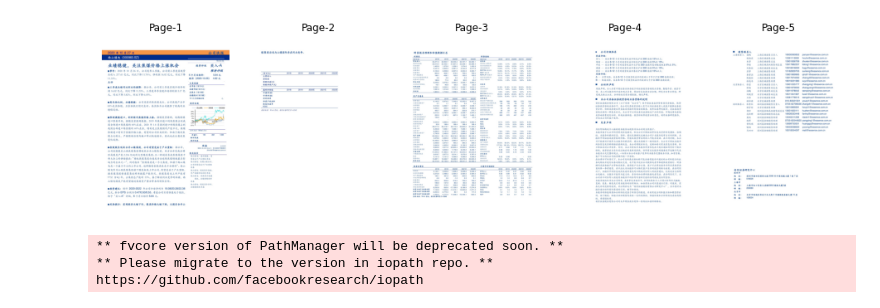
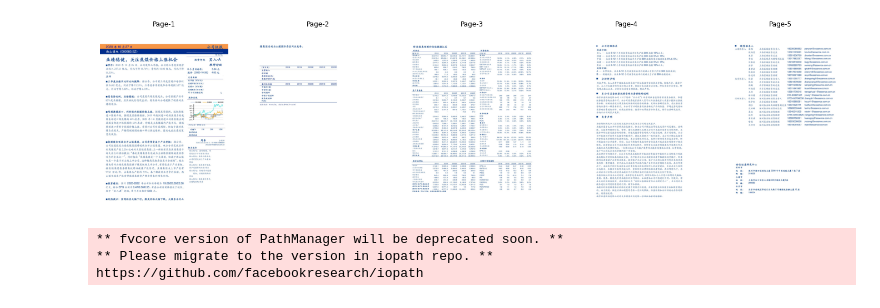
Before and after one commit to PatternDetection/Project, a Jupyter notebook: notebooks/convert_pdf_and_parse_layout.ipynb, the cells around one changed output. Saved outputs shown, nothing was run; the diff lists cells and outputs as text; code cells hidden in the pictures.

```diff
--- a/notebooks/convert_pdf_and_parse_layout.ipynb
+++ b/notebooks/convert_pdf_and_parse_layout.ipynb
@@ -15,14 +15,14 @@ images = convert_pdf_to_jpg(pdf_path,
 # %%
 n = len(images)
 
-plt.figure(figsize=(16, 4))
+plt.figure(figsize=(24, 8))
 for i,x in enumerate(images):
     plt.subplot(1, n, (i+1))
     plt.imshow(x)
     plt.title(f"Page-{i+1}")
     plt.axis('off')
 
 plt.show()
 # %% [output]
-[figure, old version]
+[figure, new version]
 # %%
```
Also changed, not shown: parts of 6 cells of this notebook, 1 other file.
